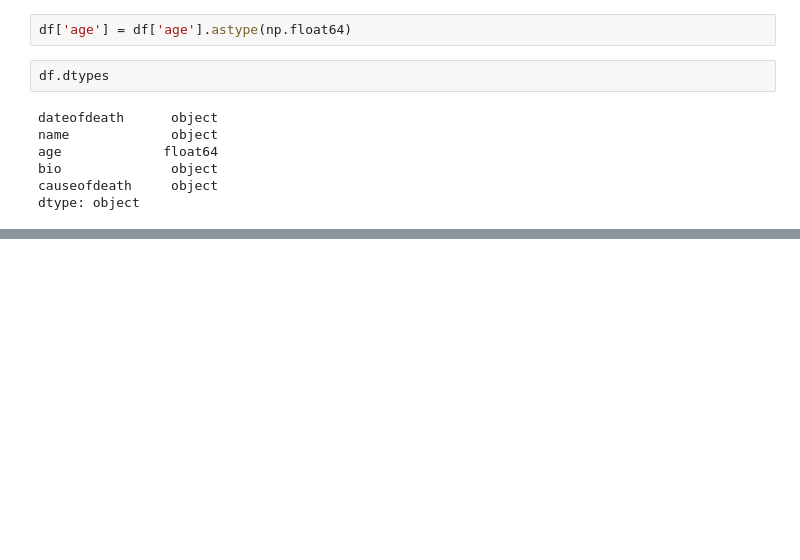
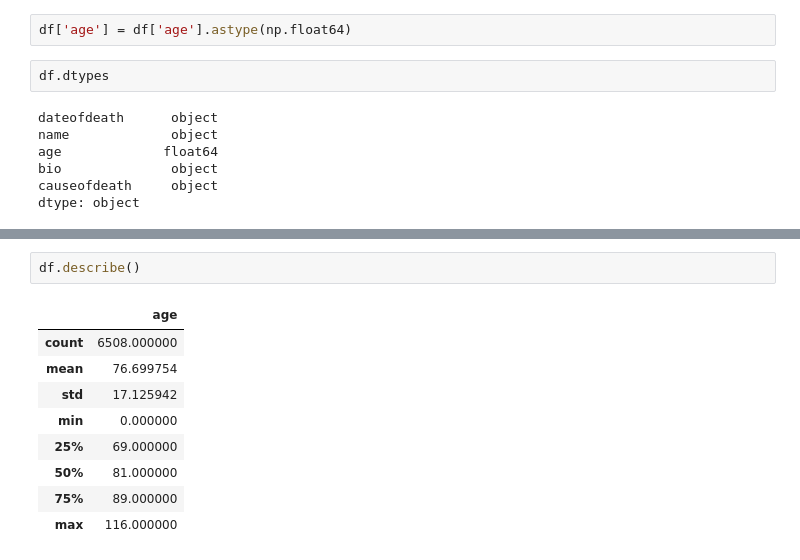
Before and after one commit to ramlaxman/cisco-2020-oct-14-pandas-tips, a Jupyter notebook: Cisco 2020 Oct 14 -- Pandas tips.ipynb, the cells around one changed output, grey strips where cells are left out. Saved outputs shown, nothing was run; the diff lists cells and outputs as text; blank space fills up the shorter version.

```diff
--- a/Cisco 2020 Oct 14 -- Pandas tips.ipynb
+++ b/Cisco 2020 Oct 14 -- Pandas tips.ipynb
@@ -368,0 +384,12 @@ df[df['age'] == 0]['age'] = NaN
+# %%
+df.describe()
+# %% [output]
+|  | age |
+| count | 6508.000000 |
+| mean | 76.699754 |
+| std | 17.125942 |
+| min | 0.000000 |
+| 25% | 69.000000 |
+| 50% | 81.000000 |
+| 75% | 89.000000 |
+| max | 116.000000 |
```
Also changed, not shown: parts of 2 cells of this notebook.
